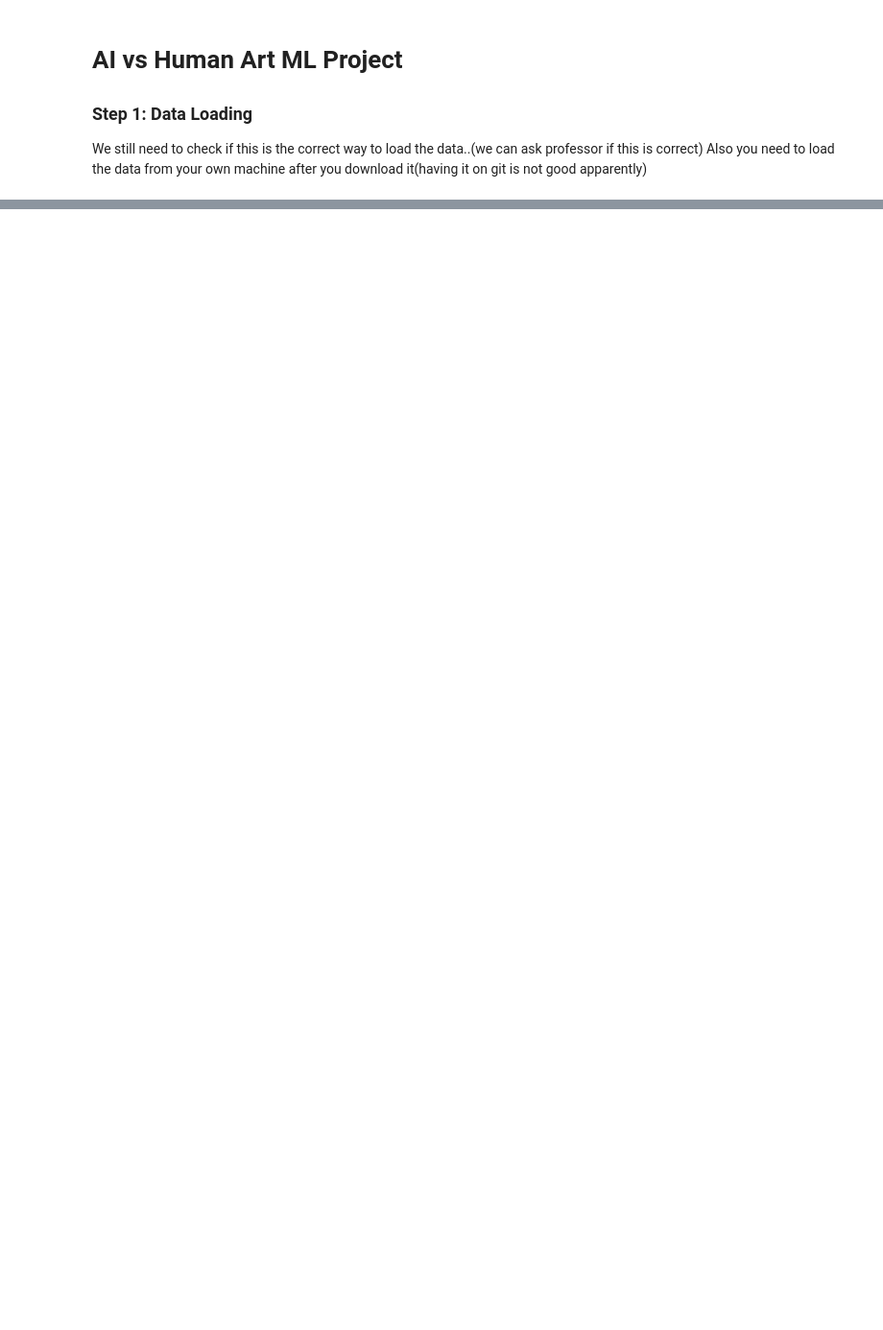
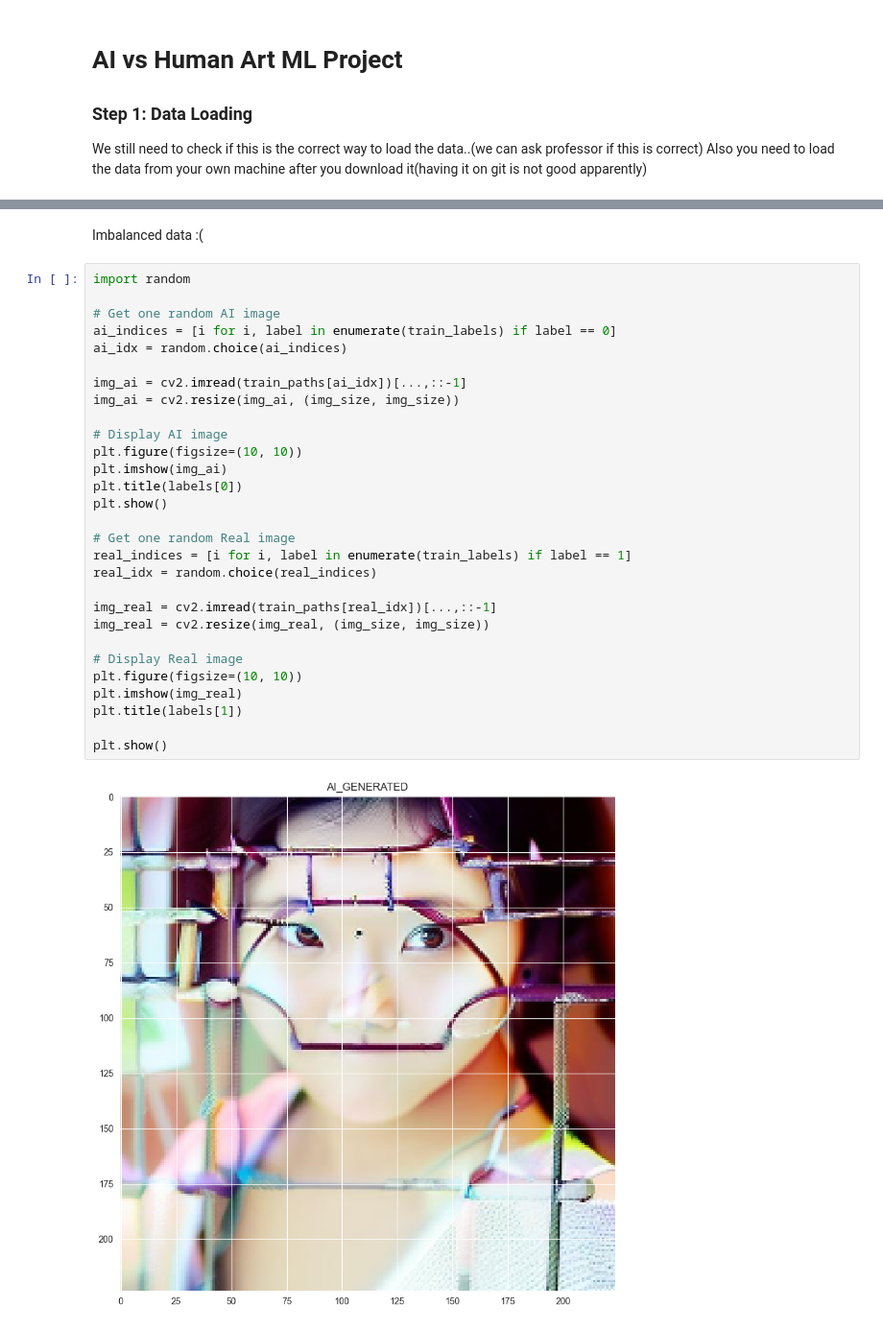
Before and after one commit to GeorgeBonilla-1/AI-Art-Detection, a Jupyter notebook: main.ipynb, the cells around one changed output, grey strips where cells are left out. Shown at 96% size. Saved outputs shown, nothing was run; the diff lists cells and outputs as text; blank space fills up the shorter version.

```diff
--- a/main.ipynb
+++ b/main.ipynb
@@ -40,0 +133,33 @@ hello again
+# %% [markdown]
+Imbalanced data :(
+# %%
+import random
+
+# Get one random AI image
+ai_indices = [i for i, label in enumerate(train_labels) if label == 0]
+ai_idx = random.choice(ai_indices)
+
+img_ai = cv2.imread(train_paths[ai_idx])[...,::-1]
+img_ai = cv2.resize(img_ai, (img_size, img_size))
+
+# Display AI image
+plt.figure(figsize=(10, 10))
+plt.imshow(img_ai)
+plt.title(labels[0])
+plt.show()
+
+# Get one random Real image
+real_indices = [i for i, label in enumerate(train_labels) if label == 1]
+real_idx = random.choice(real_indices)
+
+img_real = cv2.imread(train_paths[real_idx])[...,::-1]
+img_real = cv2.resize(img_real, (img_size, img_size))
+
+# Display Real image
+plt.figure(figsize=(10, 10))
+plt.imshow(img_real)
+plt.title(labels[1])
+
+plt.show()
+# %% [output]
+[figure, added]
```
Also changed, not shown: parts of 19 cells of this notebook.
